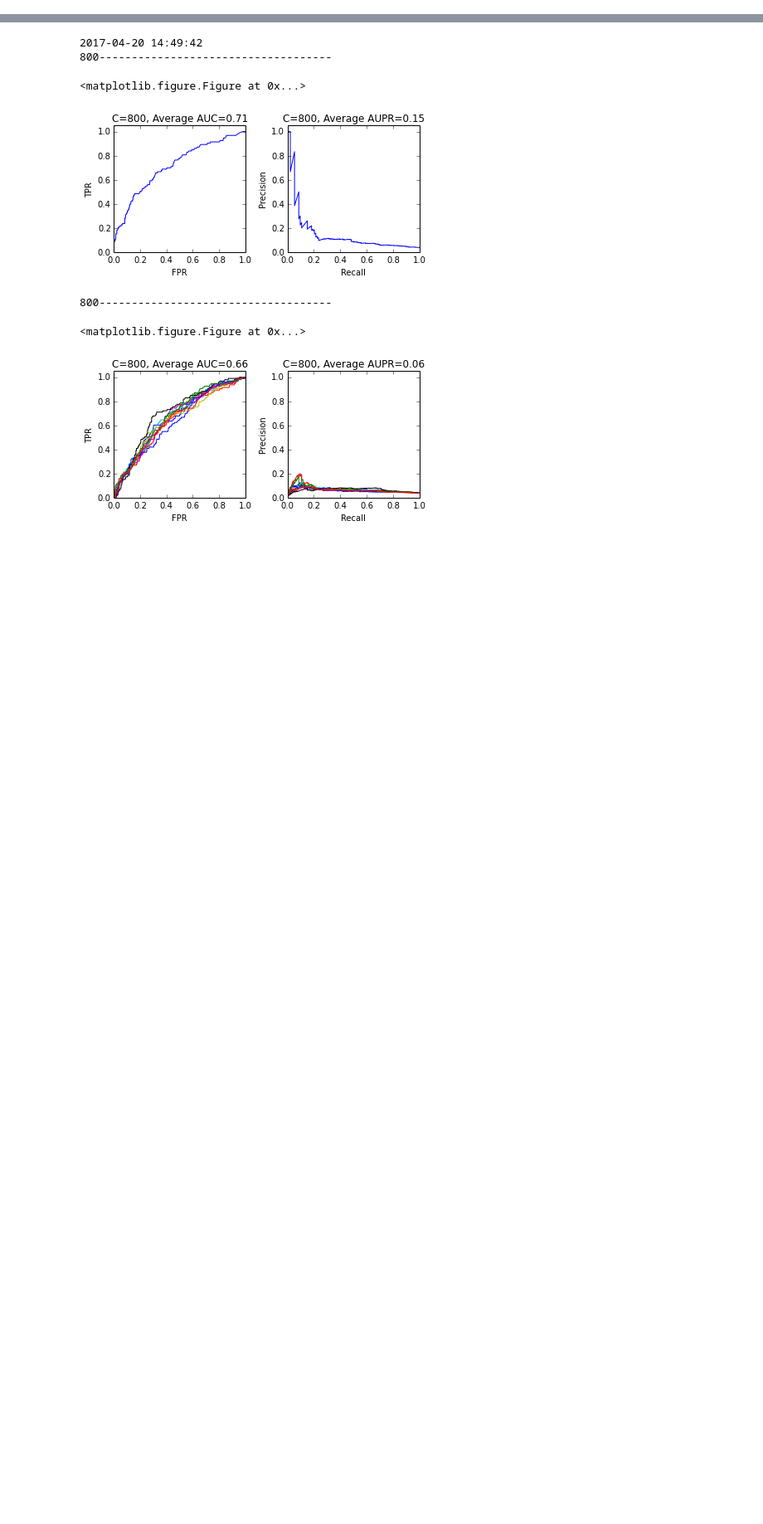
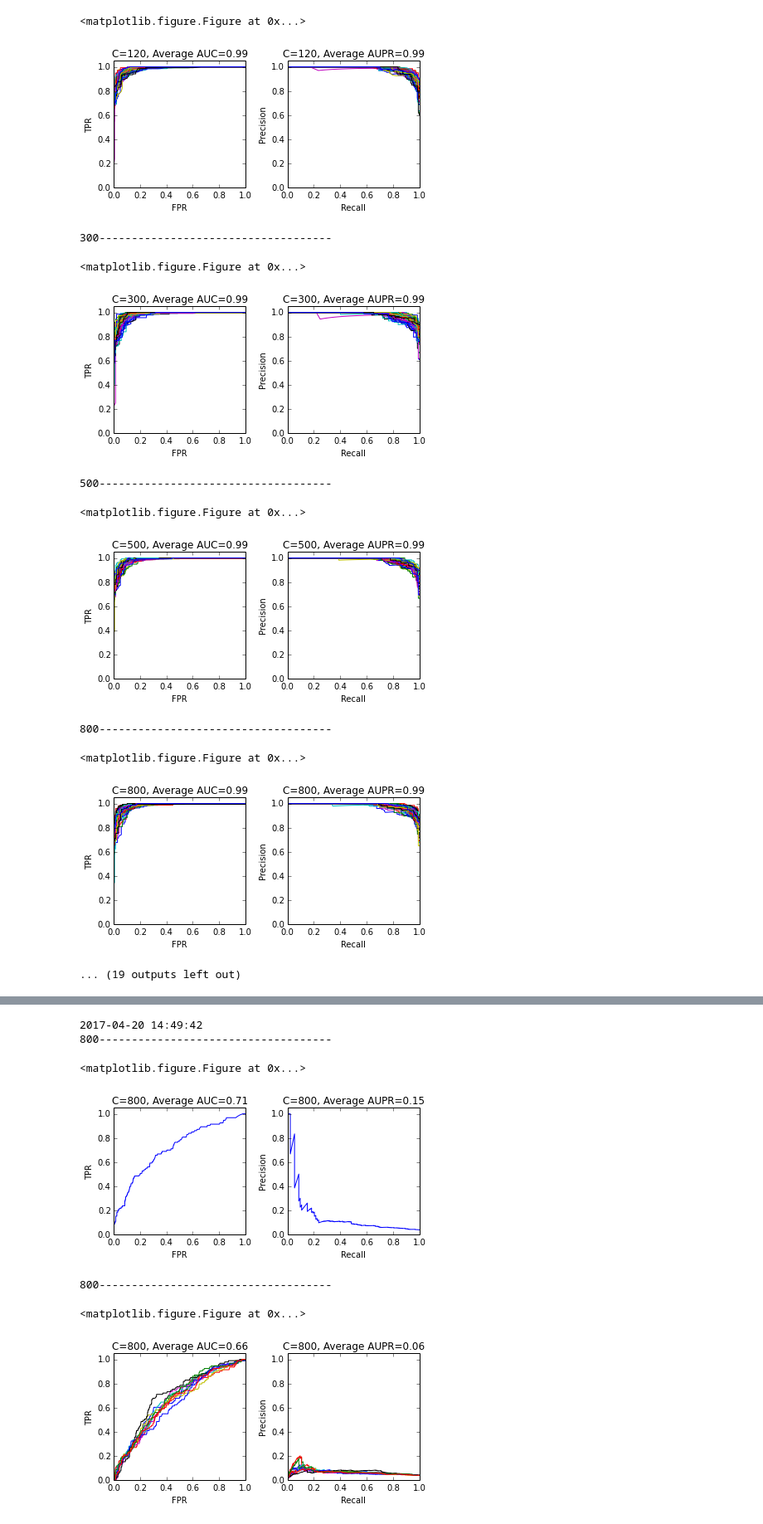
Before and after one commit to cas4070/GIST_project, a Jupyter notebook: Drug_Repositioning/8_new_training/5_Final/2_2_RF_TN_local_norm.ipynb, the cells around one changed output, grey strips where cells are left out. Shown at 83% size. Drawn from its saved outputs; the diff is of its cells as text; code cells hidden in the pictures; blank space fills up the shorter version.

Commit message:
run random forest using TN(p:tn = 1:15, 1:20, 1:30, 1:1) descriptor.

```diff
--- a/Drug_Repositioning/8_new_training/5_Final/2_2_RF_TN_local_norm.ipynb
+++ b/Drug_Repositioning/8_new_training/5_Final/2_2_RF_TN_local_norm.ipynb
@@ -18,4 +18,18 @@ from imblearn.under_sampling import NearMiss
 from itertools import cycle
 import matplotlib.pyplot as plt
 %matplotlib inline
+# %%
+# 2017.4.19.
+path = "/DAS_Storage1/aschoi/data/Drug_Repositioning/8_new_training/1_feature_based-Systematic/2_PREDICT_dataset/2_TN_local/2_normalize_indep_check/"
+df = pd.read_table(path + "6_tn_local_norm_descriptor.tsv")
+# 2017.4.20. P:TN = 1: 15
+#df = pd.read_table(path + "6_4_1_tn_local_norm_1_15_descriptor.tsv")
+# 2017.4.20. P:TN = 1: 20
+#df = pd.read_table(path + "6_4_2_tn_local_norm_1_20_descriptor.tsv")
+# 2017.4.20. P:TN = 1: 30
+#df = pd.read_table(path + "6_4_3_tn_local_norm_1_30_descriptor.tsv")
+#2017.4.24. P:TN = 1:1
+df = pd.read_table(path + "6_4_4_tn_local_norm_1_1_descriptor.tsv")
+x_whole_data = df[df.columns.values[3:].tolist()].values
+y_whole_data = df["association"].values
 # %%
@@ -161,3 +175,53 @@ def write_output(fd, write_results, user_c):
     fd.write("  Precision avg : {}\r\n".format(write_results['precision']))
     fd.write("  Recall avg : {}\r\n".format(write_results['recall']))
     fd.write("confusion amtrix : {}\r\n".format(write_results['confusion_matrix']))
+# %%
+# RandomForest_K_fold_grpah + 파일 입출력
+# PREDICT TN local norm(P:TN = 1:1), undersampling(1:1) , 2017.4.24.
+print datetime.now().strftime('%Y-%m-%d %H:%M:%S')
+path = '/home/share/aschoi/nas/users/asolchoi/data/Drug_Repositioning/8_new_training/5_final/'
+with open(path + "2_2_RF_tn_local_norm_training(1_1)_10-fold.txt", 'w') as fd :
+    fd.write("<10 times independent test : undersampling>\r\n")
+    param_results = {120:[], 300:[], 500:[], 800:[], 1200:[]}
+    draw_total = {120:[], 300:[], 500:[], 800:[], 1200:[]}
+    independent_count = 5 # independent test 하고 싶은 횟수, 횟수만큼 랜덤 추출 하여 k-fold cv를 돌린다.
+    k = 10 # k-fold cv
+    for i in range(independent_count):
+        x_resampled, y_resampled = rus.fit_sample(x_whole_data, y_whole_data)
+        for user_estimator in [120,300,500,800,1200]:
+            #folds_results, draw_results = Random_Forest_K_fold_graph(x_whole_data, y_whole_data, k, user_estimator)
+            folds_results, draw_results = Random_Forest_K_fold_graph(x_resampled, y_resampled, k, user_estimator)
+            avg_result = average_result(folds_results) # parameter 별로 K-fold한 결과와 average를 구한다.
+            param_results[user_estimator].append(avg_result) # parameter 별로 indepedent 결과 저장한다.
+            draw_total[user_estimator].append(draw_results)
+
+    final_param_results = {120:[], 300:[], 500:[], 800:[], 1200:[]}
+    for user_estimator in [120,300,500,800,1200]: #independent 결과를 parameter별로 평균 낸다.
+        indep_results = independent_results(param_results[user_estimator])
+        final_param_results[user_estimator] = final_results(indep_results)
+        draw_plot(draw_total[user_estimator], final_param_results[user_estimator], user_estimator)
+        write_output(fd, final_param_results[user_estimator], user_estimator)
+    print datetime.now().strftime('%Y-%m-%d %H:%M:%S')
+
+    fd.write("<no independent test -> no undersampling>\r\n")
+    param_results = {120:[], 300:[], 500:[], 800:[], 1200:[]}
+    draw_total = {120:[], 300:[], 500:[], 800:[], 1200:[]}
+    independent_count = 1 # independent test 하고 싶은 횟수, 횟수만큼 랜덤 추출 하여 k-fold cv를 돌린다.
+    k = 10 # k-fold cv
+    for i in range(independent_count):
+        #x_resampled, y_resampled = rus.fit_sample(x_whole_data, y_whole_data)
+        for user_estimator in [120,300,500,800,1200]:
+            folds_results, draw_results = Random_Forest_K_fold_graph(x_whole_data, y_whole_data, k, user_estimator)
+            #folds_results, draw_results = Random_Forest_K_fold_graph(x_resampled, y_resampled, k, user_estimator)
+            avg_result = average_result(folds_results) # parameter 별로 K-fold한 결과와 average를 구한다.
+            param_results[user_estimator].append(avg_result) # parameter 별로 indepedent 결과 저장한다.
+            draw_total[user_estimator].append(draw_results)
+
+    final_param_results = {120:[], 300:[], 500:[], 800:[], 1200:[]}
+    for user_estimator in [120,300,500,800,1200]: #independent 결과를 parameter별로 평균 낸다.
+        indep_results = independent_results(param_results[user_estimator])
+        final_param_results[user_estimator] = final_results(indep_results)
+        draw_plot(draw_total[user_estimator], final_param_results[user_estimator], user_estimator)
+        write_output(fd, final_param_results[user_estimator], user_estimator)
+    print datetime.now().strftime('%Y-%m-%d %H:%M:%S')
+# %% [output]
@@ -164,3 +230,15 @@ def write_output(fd, write_results, user_c):
+<matplotlib.figure.Figure at 0x...>
+[figure, added]
+300------------------------------------
+<matplotlib.figure.Figure at 0x...>
+[figure, added]
+500------------------------------------
+<matplotlib.figure.Figure at 0x...>
+[figure, added]
+800------------------------------------
+<matplotlib.figure.Figure at 0x...>
+[figure, added]
+... (19 outputs left out)
 # %%
 # RandomForest_K_fold_grpah + 파일 입출력
 # PREDICT TN local norm, undersampling , 2017.4.19.
```
Also changed, not shown: parts of 33 cells of this notebook.
